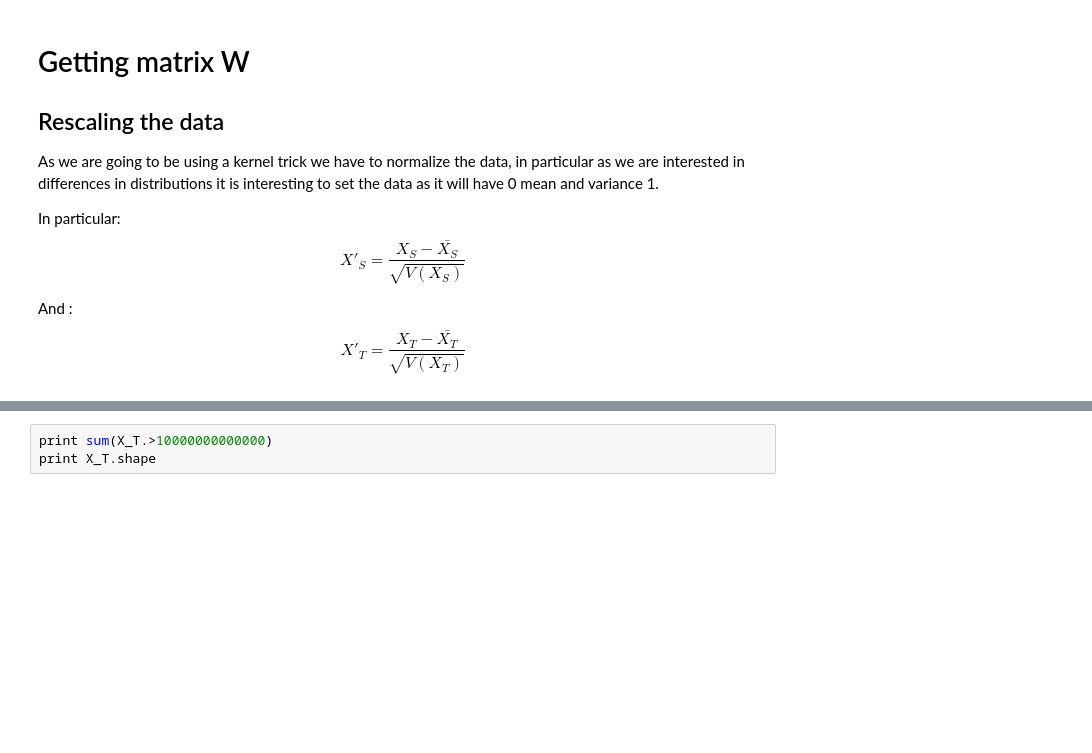
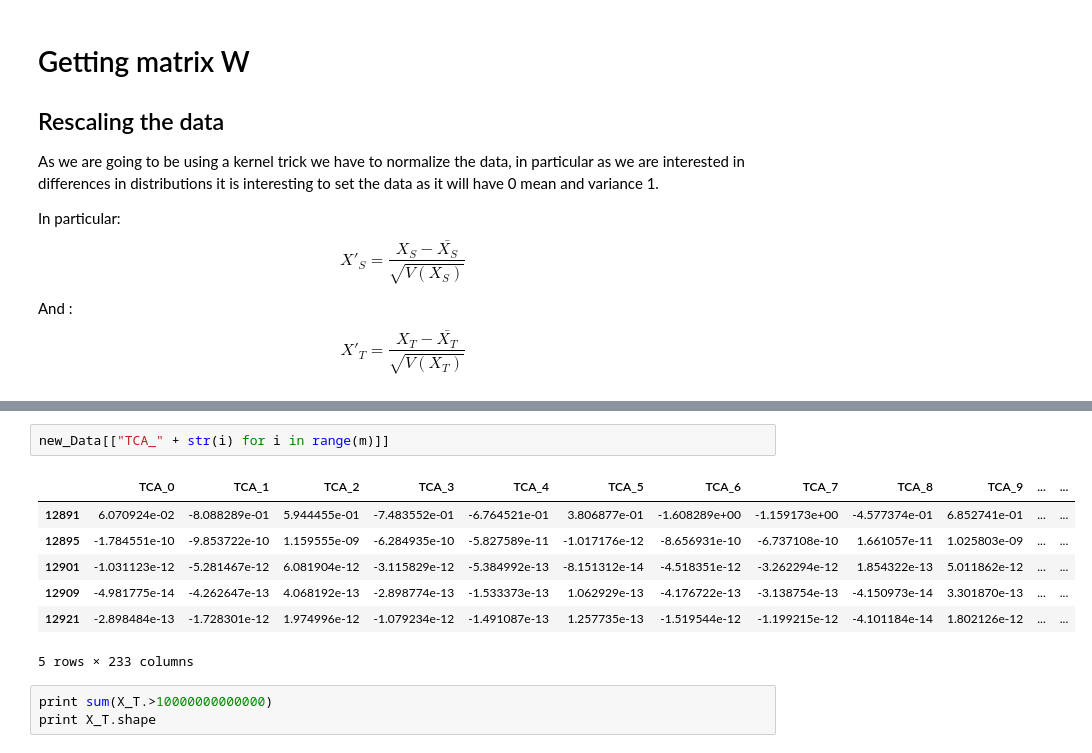
Before and after one commit to PeterJackNaylor/InternWork2, a Jupyter notebook: TCA.ipynb, the cells around one changed output, grey strips where cells are left out. Cells and saved outputs as stored; diff of their text form; blank space fills up the shorter version.

```diff
--- a/TCA.ipynb
+++ b/TCA.ipynb
@@ -196,3 +238,13 @@ ValueError: Shape of passed values is (5, 230), indices imply (5, 233)
+# %%
+new_Data[["TCA_" + str(i) for i in range(m)]]
+# %% [output]
+|  | TCA_0 | TCA_1 | TCA_2 | TCA_3 | TCA_4 | TCA_5 | TCA_6 | TCA_7 | TCA_8 | TCA_9 | ... | ... |
+| 12891 | 6.070924e-02 | -8.088289e-01 | 5.944455e-01 | -7.483552e-01 | -6.764521e-01 | 3.806877e-01 | -1.608289e+00 | -1.159173e+00 | -4.577374e-01 | 6.852741e-01 | ... | ... |
+| 12895 | -1.784551e-10 | -9.853722e-10 | 1.159555e-09 | -6.284935e-10 | -5.827589e-11 | -1.017176e-12 | -8.656931e-10 | -6.737108e-10 | 1.661057e-11 | 1.025803e-09 | ... | ... |
+| 12901 | -1.031123e-12 | -5.281467e-12 | 6.081904e-12 | -3.115829e-12 | -5.384992e-13 | -8.151312e-14 | -4.518351e-12 | -3.262294e-12 | 1.854322e-13 | 5.011862e-12 | ... | ... |
+| 12909 | -4.981775e-14 | -4.262647e-13 | 4.068192e-13 | -2.898774e-13 | -1.533373e-13 | 1.062929e-13 | -4.176722e-13 | -3.138754e-13 | -4.150973e-14 | 3.301870e-13 | ... | ... |
+| 12921 | -2.898484e-13 | -1.728301e-12 | 1.974996e-12 | -1.079234e-12 | -1.491087e-13 | 1.257735e-13 | -1.519544e-12 | -1.199215e-12 | -4.101184e-14 | 1.802126e-12 | ... | ... |
+5 rows × 233 columns
 # %%
 print sum(X_T.>10000000000000)
 print X_T.shape
```
Also changed, not shown: parts of 9 cells of this notebook, 1 other file.
